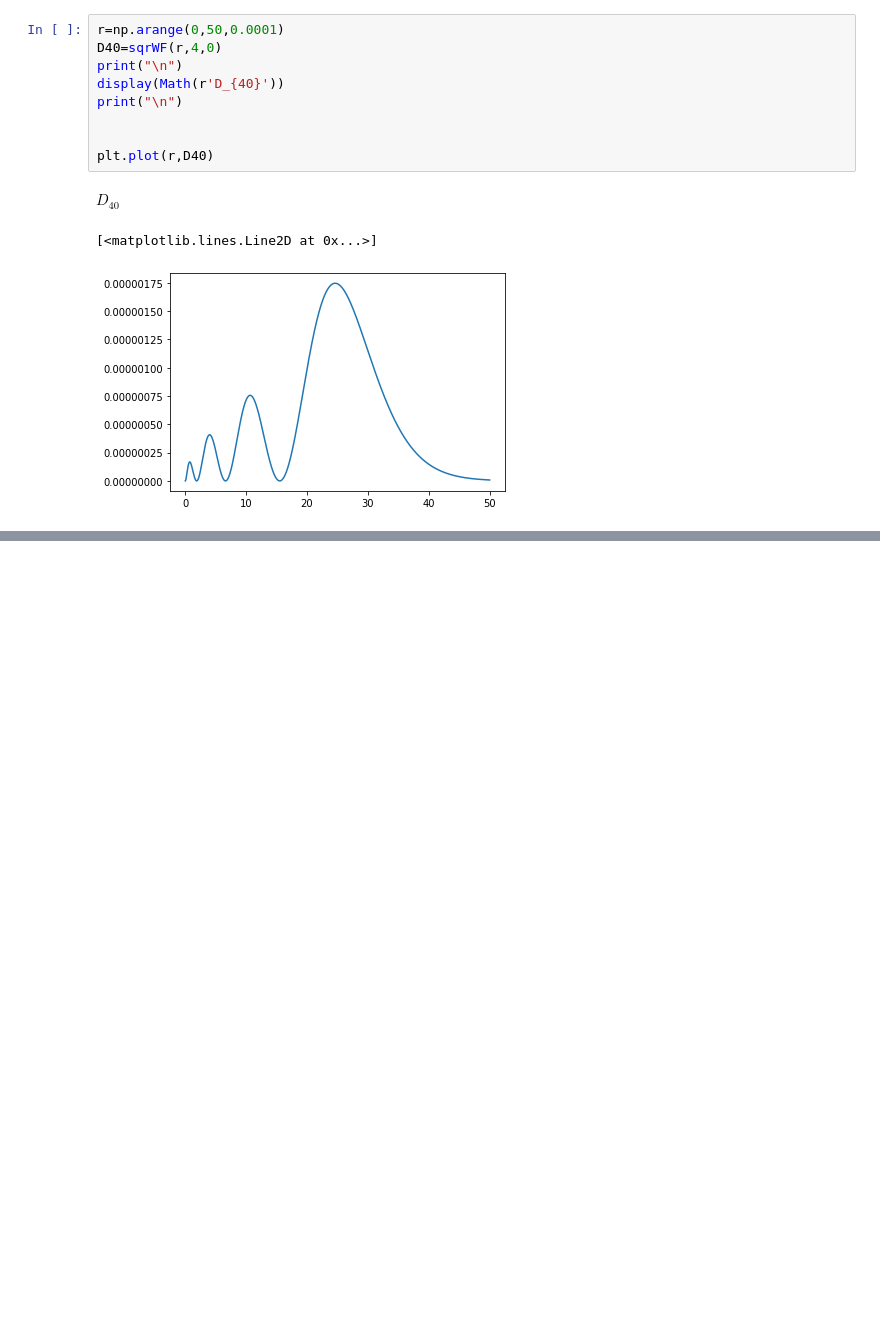
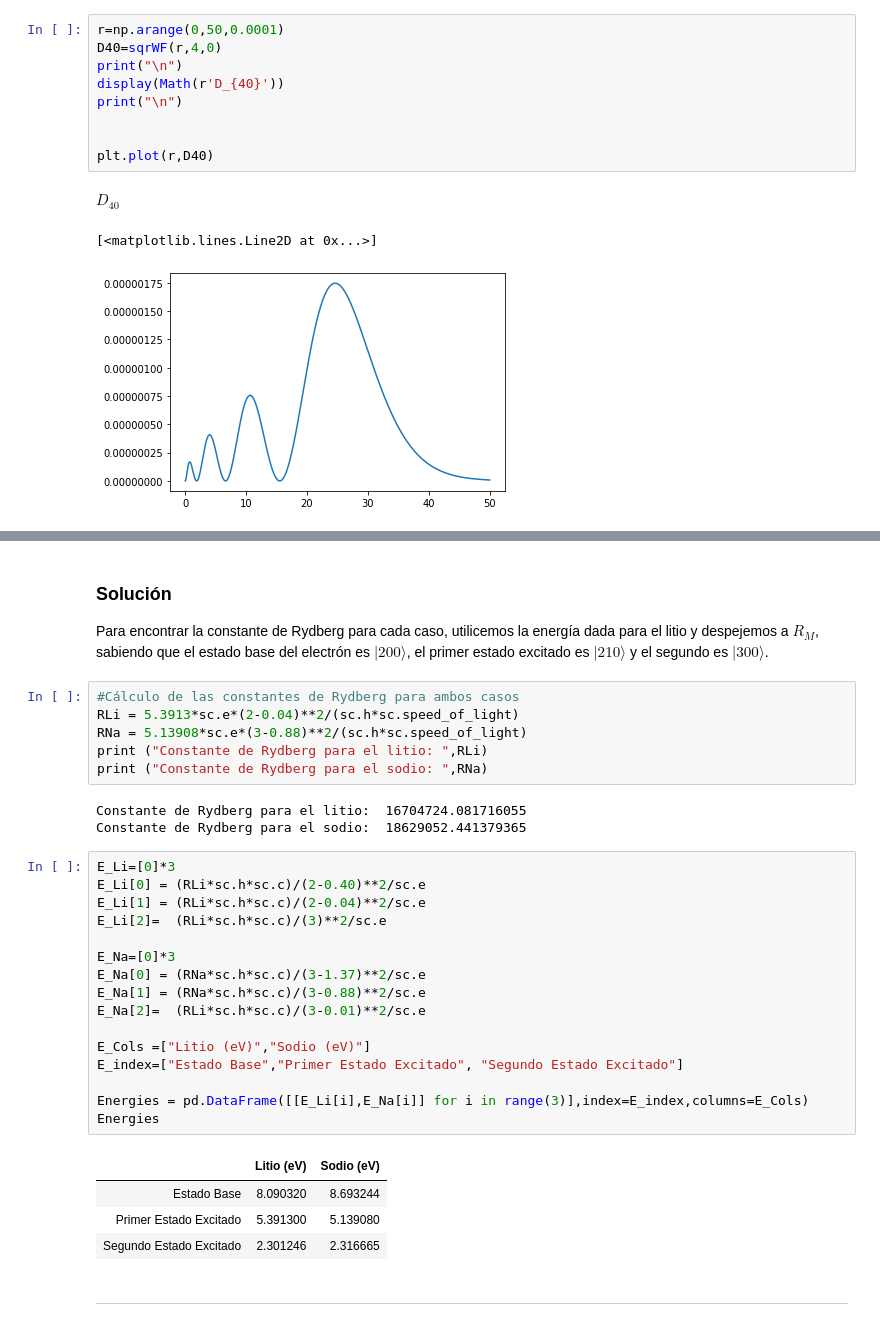
Before and after one commit to IPalos/AtomicaMolecular, a Jupyter notebook: Ejercicios Resueltos Lista 1.ipynb, the cells around one changed output, grey strips where cells are left out. Cells and saved outputs as stored; diff of their text form; blank space fills up the shorter version.

```diff
--- a/Ejercicios Resueltos Lista 1.ipynb
+++ b/Ejercicios Resueltos Lista 1.ipynb
@@ -467,0 +480,36 @@ $\displaystyle D_{40}$
+# %% [markdown]
+### Solución
+
+Para encontrar la constante de Rydberg para cada caso, utilicemos la energía dada para el litio y despejemos a $R_M$, sabiendo que el estado base del electrón es $|200\rangle$, el primer estado excitado es $|210\rangle$ y el segundo es $|300\rangle$.
+# %%
+#Cálculo de las constantes de Rydberg para ambos casos
+RLi = 5.3913*sc.e*(2-0.04)**2/(sc.h*sc.speed_of_light)
+RNa = 5.13908*sc.e*(3-0.88)**2/(sc.h*sc.speed_of_light)
+print ("Constante de Rydberg para el litio: ",RLi)
+print ("Constante de Rydberg para el sodio: ",RNa)
+# %% [output]
+Constante de Rydberg para el litio:  16704724.081716055
+Constante de Rydberg para el sodio:  18629052.441379365
+# %%
+E_Li=[0]*3
+E_Li[0] = (RLi*sc.h*sc.c)/(2-0.40)**2/sc.e
+E_Li[1] = (RLi*sc.h*sc.c)/(2-0.04)**2/sc.e
+E_Li[2]=  (RLi*sc.h*sc.c)/(3)**2/sc.e
+
+E_Na=[0]*3
+E_Na[0] = (RNa*sc.h*sc.c)/(3-1.37)**2/sc.e
+E_Na[1] = (RNa*sc.h*sc.c)/(3-0.88)**2/sc.e
+E_Na[2]=  (RLi*sc.h*sc.c)/(3-0.01)**2/sc.e
+
+E_Cols =["Litio (eV)","Sodio (eV)"]
+E_index=["Estado Base","Primer Estado Excitado", "Segundo Estado Excitado"]
+
+Energies = pd.DataFrame([[E_Li[i],E_Na[i]] for i in range(3)],index=E_index,columns=E_Cols)
+Energies
+# %% [output]
+|  | Litio (eV) | Sodio (eV) |
+| Estado Base | 8.090320 | 8.693244 |
+| Primer Estado Excitado | 5.391300 | 5.139080 |
+| Segundo Estado Excitado | 2.301246 | 2.316665 |
+# %% [markdown]
+***
```
Also changed, not shown: parts of 7 cells of this notebook.
